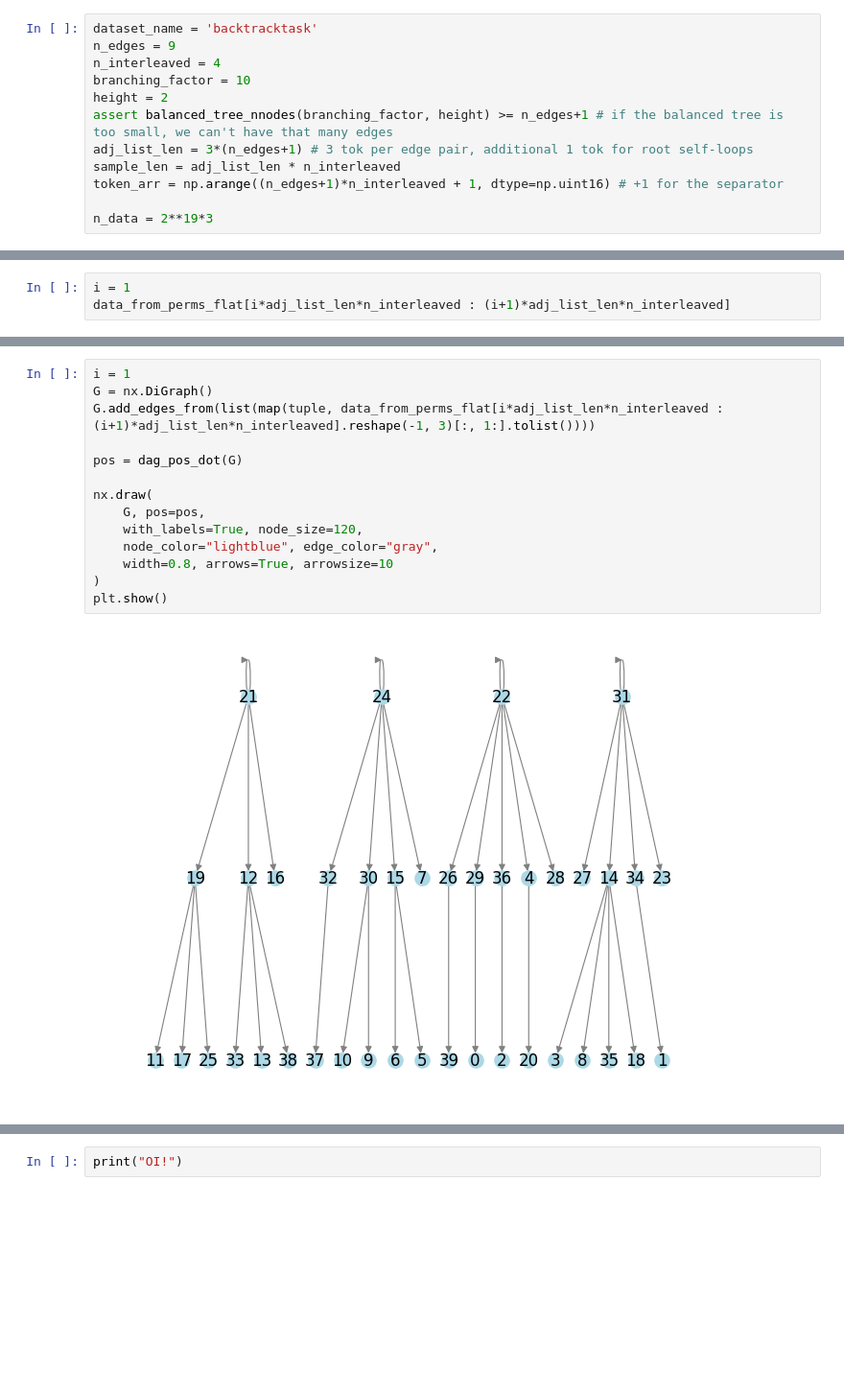
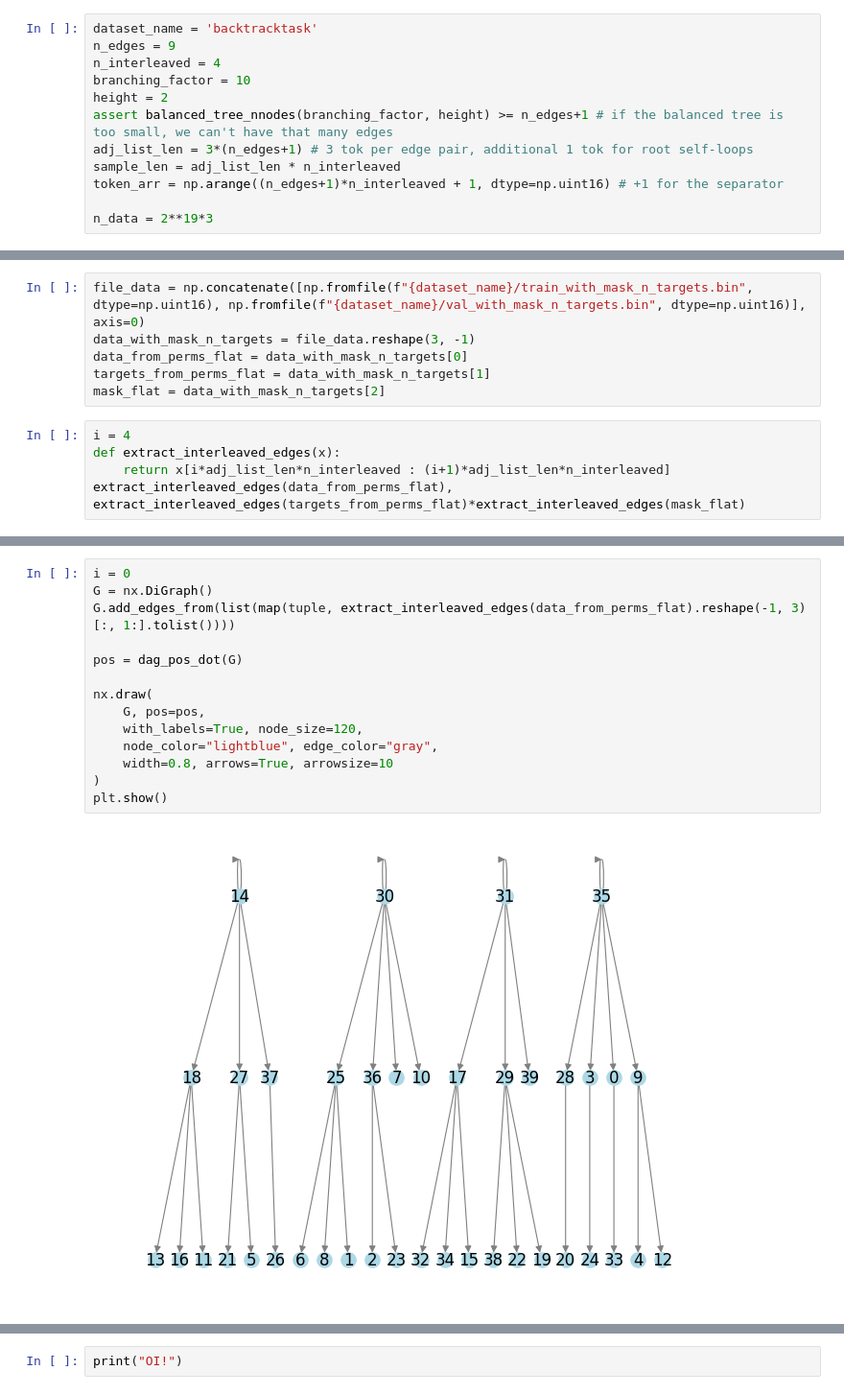
Before and after one commit to nikolageorgiev2000/modded-nanogpt-jax, a Jupyter notebook: path_graphs.ipynb, the cells around one changed output, grey strips where cells are left out. Shown at 96% size. Drawn from its saved outputs; the diff is of its cells as text; blank space fills up the shorter version.

```diff
--- a/path_graphs.ipynb
+++ b/path_graphs.ipynb
@@ -1234,4 +1228,12 @@ val_ids.tofile(os.path.join(dataset_name, 'val_with_mask_n_targets.bin'))
+# %%
+file_data = np.concatenate([np.fromfile(f"{dataset_name}/train_with_mask_n_targets.bin", dtype=np.uint16), np.fromfile(f"{dataset_name}/val_with_mask_n_targets.bin", dtype=np.uint16)], axis=0)
+data_with_mask_n_targets = file_data.reshape(3, -1)
+data_from_perms_flat = data_with_mask_n_targets[0]
+targets_from_perms_flat = data_with_mask_n_targets[1]
+mask_flat = data_with_mask_n_targets[2]
 # %%
-i = 1
-data_from_perms_flat[i*adj_list_len*n_interleaved : (i+1)*adj_list_len*n_interleaved]
+i = 4
+def extract_interleaved_edges(x):
+    return x[i*adj_list_len*n_interleaved : (i+1)*adj_list_len*n_interleaved]
+extract_interleaved_edges(data_from_perms_flat), extract_interleaved_edges(targets_from_perms_flat)*extract_interleaved_edges(mask_flat)
 # %% [output]
@@ -1266,19 +1256,19 @@ Array([[40,  0,  0],
 # %%
-i = 1
+i = 0
 G = nx.DiGraph()
-G.add_edges_from(list(map(tuple, data_from_perms_flat[i*adj_list_len*n_interleaved : (i+1)*adj_list_len*n_interleaved].reshape(-1, 3)[:, 1:].tolist())))
+G.add_edges_from(list(map(tuple, extract_interleaved_edges(data_from_perms_flat).reshape(-1, 3)[:, 1:].tolist())))
 
 pos = dag_pos_dot(G)
 
 nx.draw(
     G, pos=pos,
     with_labels=True, node_size=120,
     node_color="lightblue", edge_color="gray",
     width=0.8, arrows=True, arrowsize=10
 )
 plt.show()
 # %% [output]
-[figure, old version]
+[figure, new version]
 # %%
 # %%capture
 config = train.TrainConfig(
```
Also changed, not shown: parts of 8 cells of this notebook.
